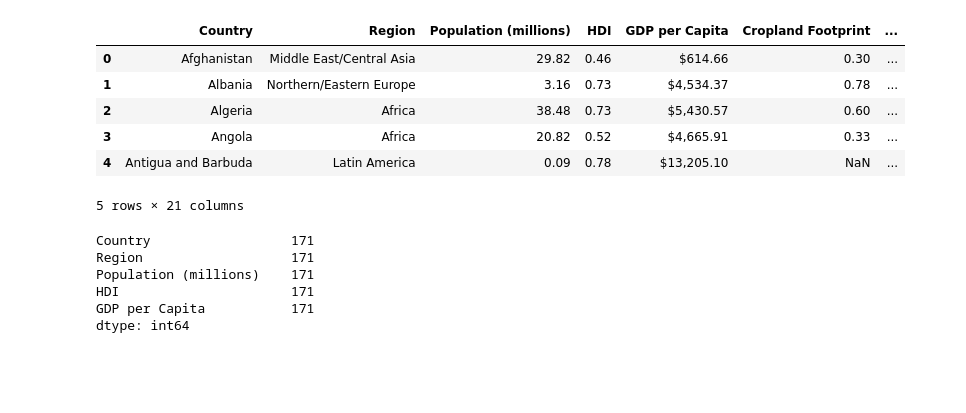
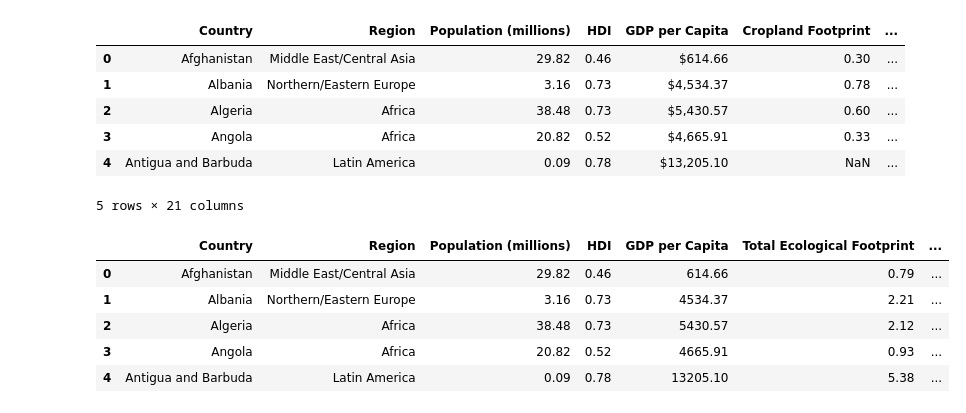
Before and after one commit to limbz-sami/Eco_footprint, a Jupyter notebook: gdp_v_hdi.ipynb, the cells around one changed output. Drawn from its saved outputs; the diff is of its cells as text; code cells hidden in the pictures; blank space fills up the shorter version.

```diff
--- a/gdp_v_hdi.ipynb
+++ b/gdp_v_hdi.ipynb
@@ -18,19 +18,21 @@ eco_csv.head()
 | 4 | Antigua and Barbuda | Latin America | 0.09 | 0.78 | $13,205.10 | NaN | ... |
 5 rows × 21 columns
 # %%
-# New dataframe with only GDP & HDI
-my_df = pd.DataFrame(eco_csv.iloc[:,[0,1,2,3,4]])
+# New dataframe with only GDP, HDI & Footprint
+my_df = pd.DataFrame(eco_csv.iloc[:,[0,1,2,3,4,10,17]])
 my_df['GDP per Capita'] = my_df['GDP per Capita'].str.replace('$','')
 my_df['GDP per Capita'] = my_df['GDP per Capita'].str.replace(',','')
 my_df['GDP per Capita'] = my_df['GDP per Capita'].astype(float)
+my_df['Footprint per Mil Persons'] = my_df['Total Ecological Footprint']/my_df['Population (millions)']
 my_df.dropna(how='any', inplace=True)
 # my_df.count()
-# my_df
+# my_df.dtypes
+my_df.head()
 # %% [output]
-Country                  171
-Region                   171
-Population (millions)    171
-HDI                      171
-GDP per Capita           171
-dtype: int64
+|  | Country | Region | Population (millions) | HDI | GDP per Capita | Total Ecological Footprint | ... |
+| 0 | Afghanistan | Middle East/Central Asia | 29.82 | 0.46 | 614.66 | 0.79 | ... |
+| 1 | Albania | Northern/Eastern Europe | 3.16 | 0.73 | 4534.37 | 2.21 | ... |
+| 2 | Algeria | Africa | 38.48 | 0.73 | 5430.57 | 2.12 | ... |
+| 3 | Angola | Africa | 20.82 | 0.52 | 4665.91 | 0.93 | ... |
+| 4 | Antigua and Barbuda | Latin America | 0.09 | 0.78 | 13205.10 | 5.38 | ... |
 # %%
```
Also changed, not shown: parts of 3 cells of this notebook.
